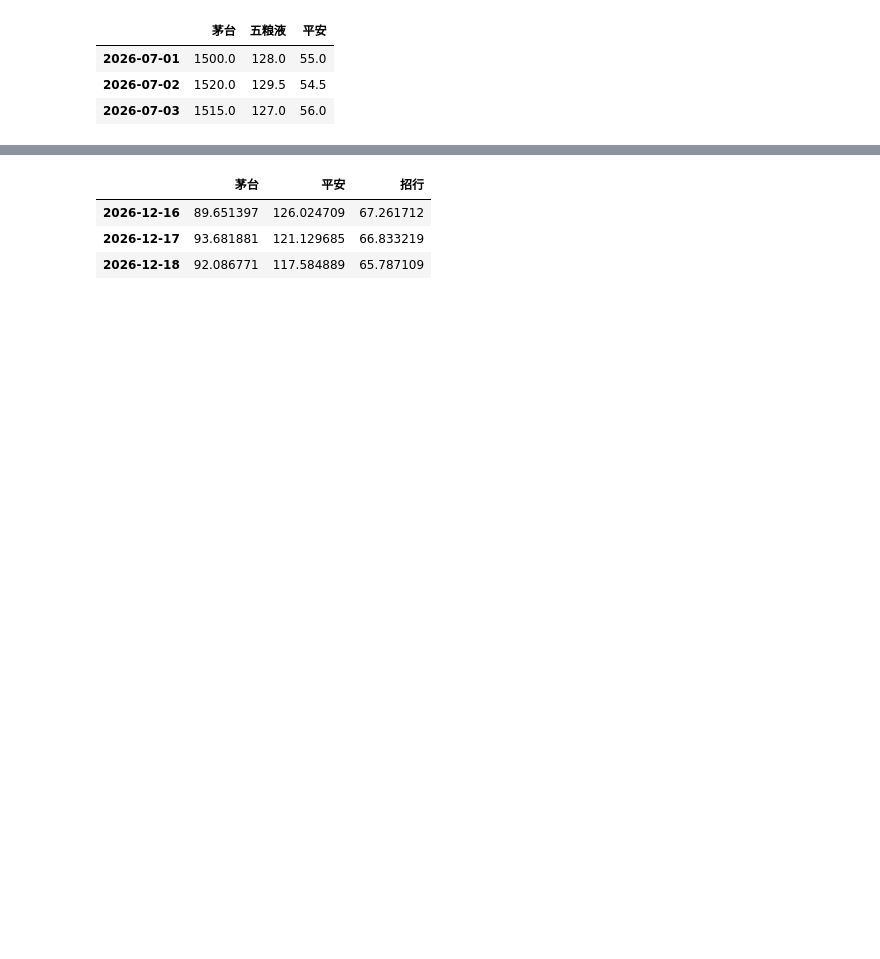
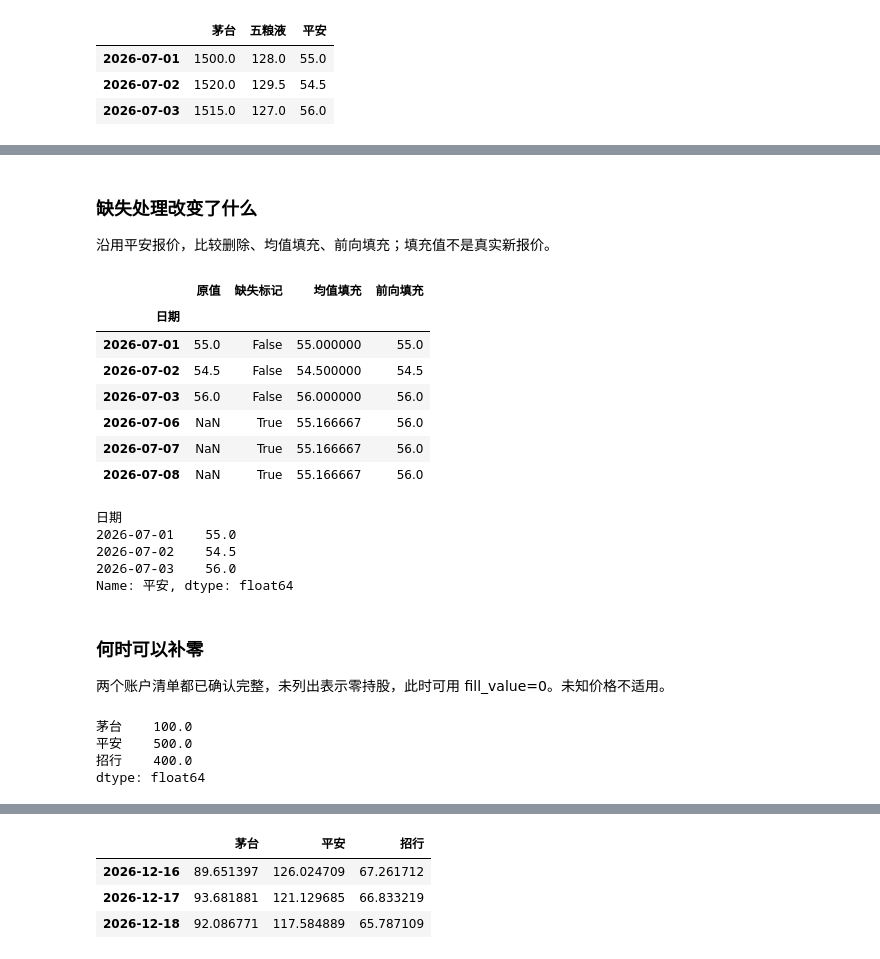
Before and after one commit to aiqfin/python-for-finance, a Jupyter notebook: Chapter4 - pandas数据分析/notebooks/04_pandas.ipynb, the cells around one changed output, grey strips where cells are left out. Drawn from its saved outputs; the diff is of its cells as text; code cells hidden in the pictures; blank space fills up the shorter version.

```diff
--- a/Chapter4 - pandas数据分析/notebooks/04_pandas.ipynb
+++ b/Chapter4 - pandas数据分析/notebooks/04_pandas.ipynb
@@ -490,0 +475,37 @@ df2
+# %% [markdown]
+### 缺失处理改变了什么
+
+沿用平安报价，比较删除、均值填充、前向填充；填充值不是真实新报价。
+# %%
+pa = prices_wide["平安"]
+display(pd.DataFrame({"原值": pa, "缺失标记": pa.isna(),
+    "均值填充": pa.fillna(pa.mean()), "前向填充": pa.ffill()}))
+display(pa.dropna())
+# %% [output]
+|  | 原值 | 缺失标记 | 均值填充 | 前向填充 |
+| 日期 |  |  |  |  |
+| 2026-07-01 | 55.0 | False | 55.000000 | 55.0 |
+| 2026-07-02 | 54.5 | False | 54.500000 | 54.5 |
+| 2026-07-03 | 56.0 | False | 56.000000 | 56.0 |
+| 2026-07-06 | NaN | True | 55.166667 | 56.0 |
+| 2026-07-07 | NaN | True | 55.166667 | 56.0 |
+| 2026-07-08 | NaN | True | 55.166667 | 56.0 |
+日期
+2026-07-01    55.0
+2026-07-02    54.5
+2026-07-03    56.0
+Name: 平安, dtype: float64
+# %% [markdown]
+### 何时可以补零
+
+两个账户清单都已确认完整，未列出表示零持股，此时可用 fill_value=0。未知价格不适用。
+# %%
+account_a = pd.Series({"茅台": 100, "平安": 200})
+account_b = pd.Series({"平安": 300, "招行": 400})
+total = account_a.add(account_b, fill_value=0)
+display(total.reindex(["茅台", "平安", "招行"]))
+# %% [output]
+茅台    100.0
+平安    500.0
+招行    400.0
+dtype: float64
```
Also changed, not shown: parts of 157 cells of this notebook, 6 other files.
